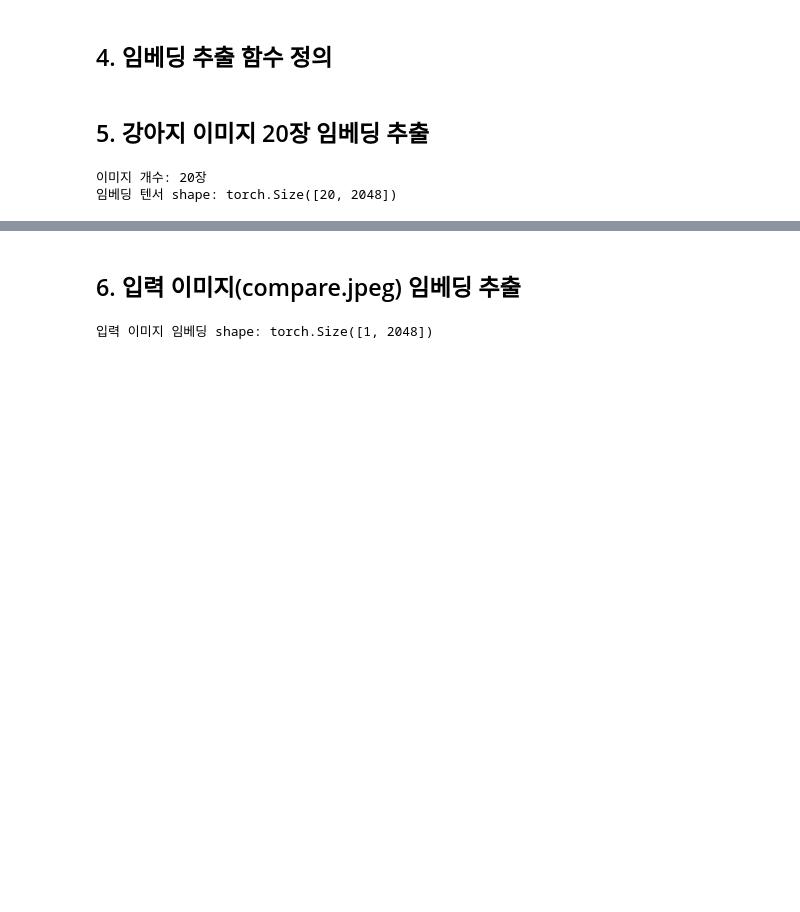
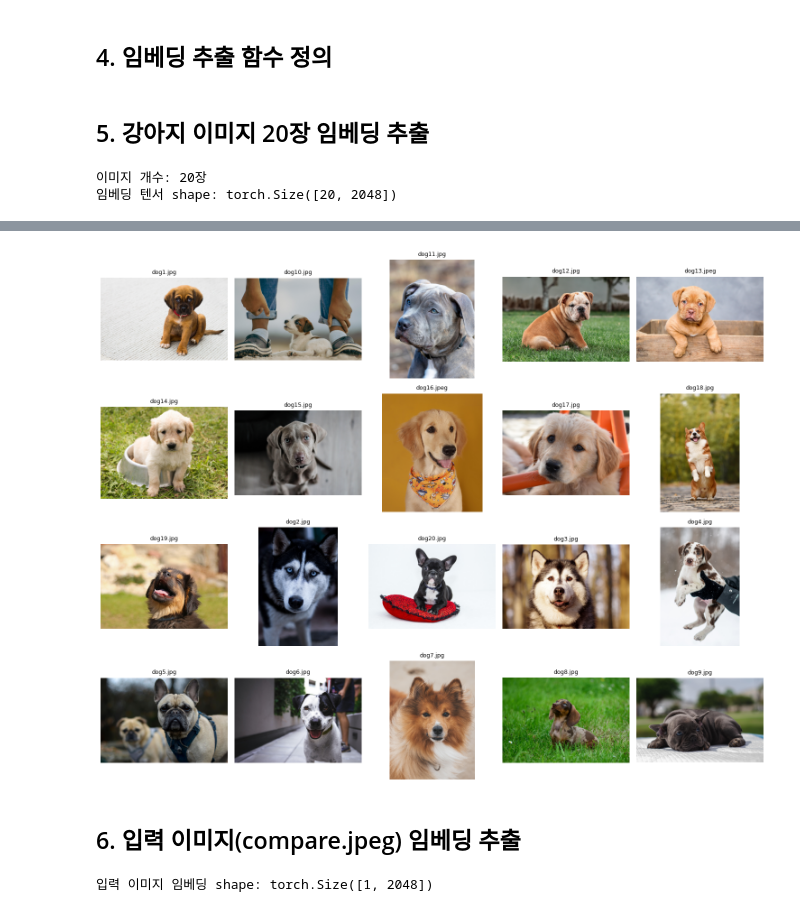
Before and after one commit to Raewon12/big_data_programming-LEON, a Jupyter notebook: 실습2도전과제/dog_similarity_search.ipynb, the cells around one changed output, grey strips where cells are left out. Saved outputs shown, nothing was run; the diff lists cells and outputs as text; code cells hidden in the pictures; blank space fills up the shorter version.

```diff
--- a/실습2도전과제/dog_similarity_search.ipynb
+++ b/실습2도전과제/dog_similarity_search.ipynb
@@ -82,3 +86,17 @@ print(f'임베딩 텐서 shape: {dog_embeddings.shape}')
+# %%
+# 강아지 20장을 5x4 그리드로 한 번에 표시
+fig, axes = plt.subplots(4, 5, figsize=(15, 12))
+
+for ax, file in zip(axes.flat, dog_files):
+    img = Image.open(os.path.join(dogs_dir, file))
+    ax.imshow(img)
+    ax.set_title(file, fontsize=9)
+    ax.axis('off')
+
+plt.tight_layout()
+plt.show()
+# %% [output]
+[figure, added]
 # %% [markdown]
 ## 6. 입력 이미지(compare.jpeg) 임베딩 추출
 # %%
```
Also changed, not shown: parts of 3 cells of this notebook.
